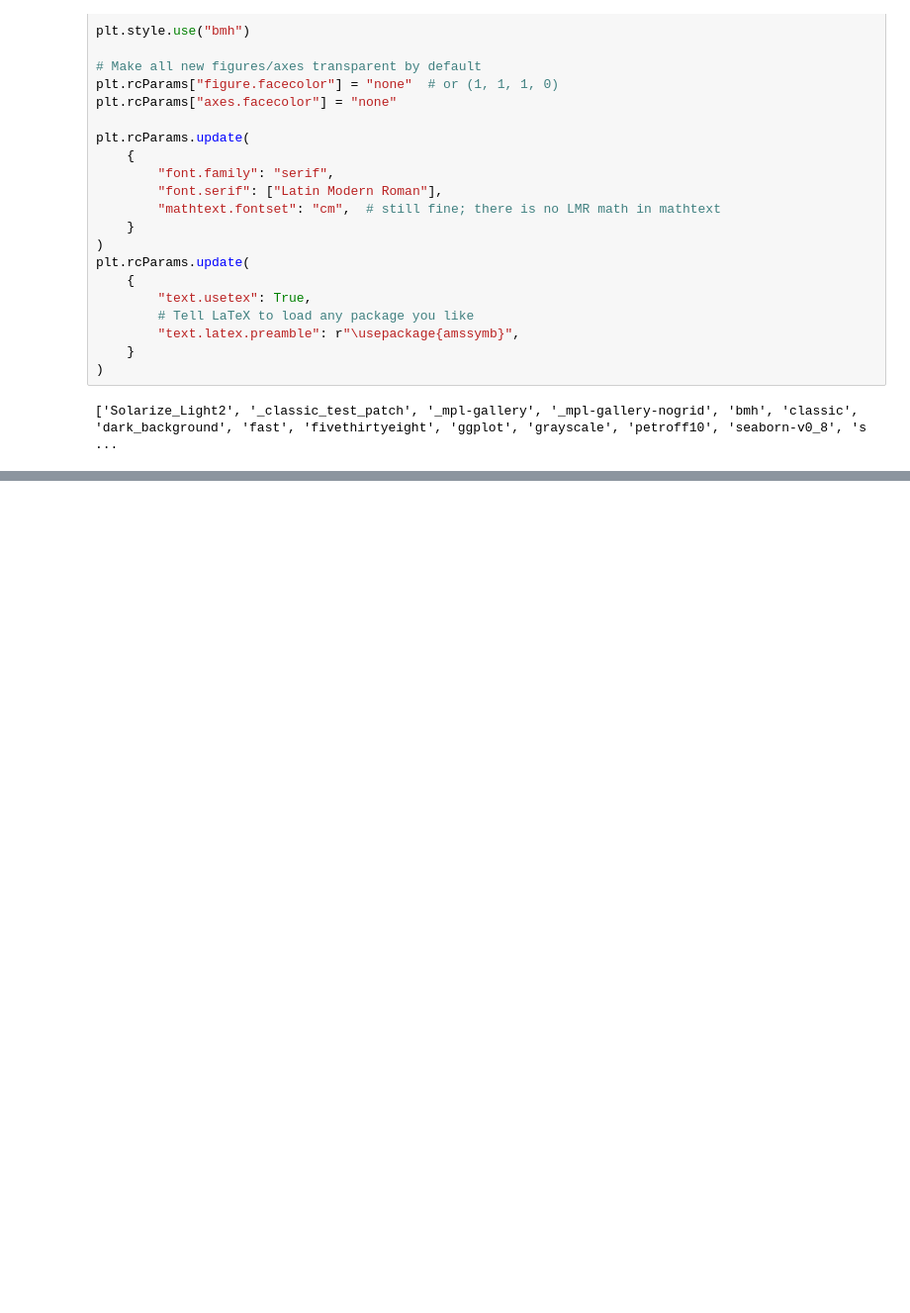
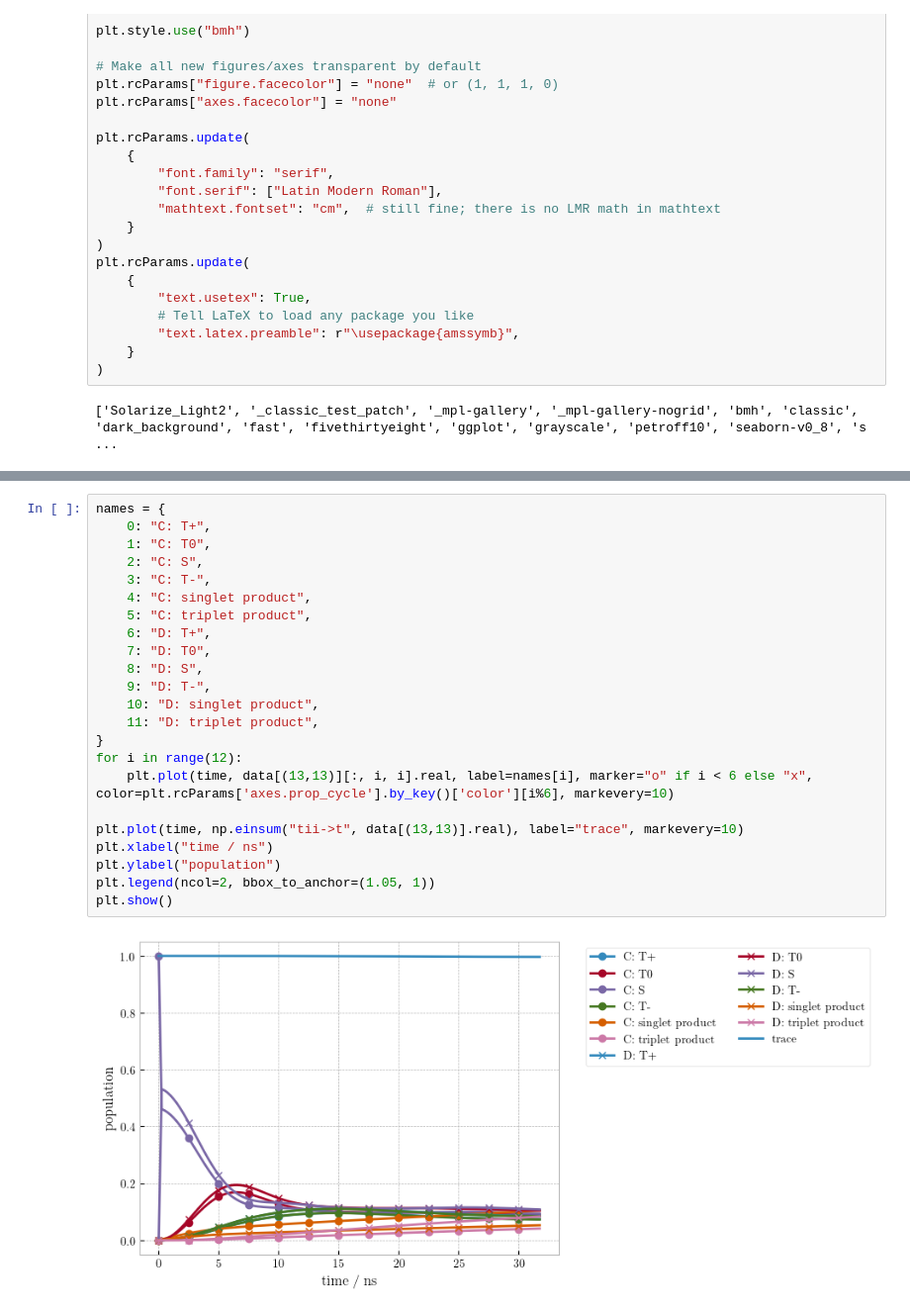
Before and after one commit to KenHino/radicalpair-tensornetwork, a Jupyter notebook: anisotropy/plot-dnp.ipynb, the cells around one changed output, grey strips where cells are left out. Shown at 99% size. Drawn from its saved outputs; the diff is of its cells as text; blank space fills up the shorter version.

```diff
--- a/anisotropy/plot-dnp.ipynb
+++ b/anisotropy/plot-dnp.ipynb
@@ -69,0 +129,25 @@ plt.show()
+# %%
+names = {
+    0: "C: T+",
+    1: "C: T0",
+    2: "C: S",
+    3: "C: T-",
+    4: "C: singlet product",
+    5: "C: triplet product",
+    6: "D: T+",
+    7: "D: T0",
+    8: "D: S",
+    9: "D: T-",
+    10: "D: singlet product",
+    11: "D: triplet product",
+}
+for i in range(12):
+    plt.plot(time, data[(13,13)][:, i, i].real, label=names[i], marker="o" if i < 6 else "x", color=plt.rcParams['axes.prop_cycle'].by_key()['color'][i%6], markevery=10)
+
+plt.plot(time, np.einsum("tii->t", data[(13,13)].real), label="trace", markevery=10)
+plt.xlabel("time / ns")
+plt.ylabel("population")
+plt.legend(ncol=2, bbox_to_anchor=(1.05, 1))
+plt.show()
+# %% [output]
+[figure, added]
```
Also changed, not shown: parts of 4 cells of this notebook, 2 other files.
